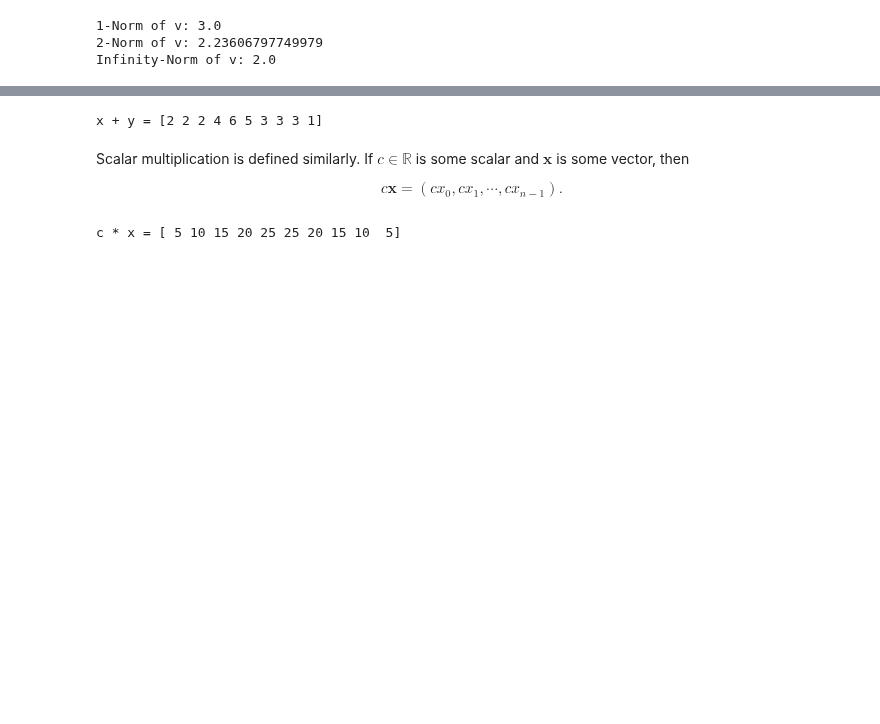
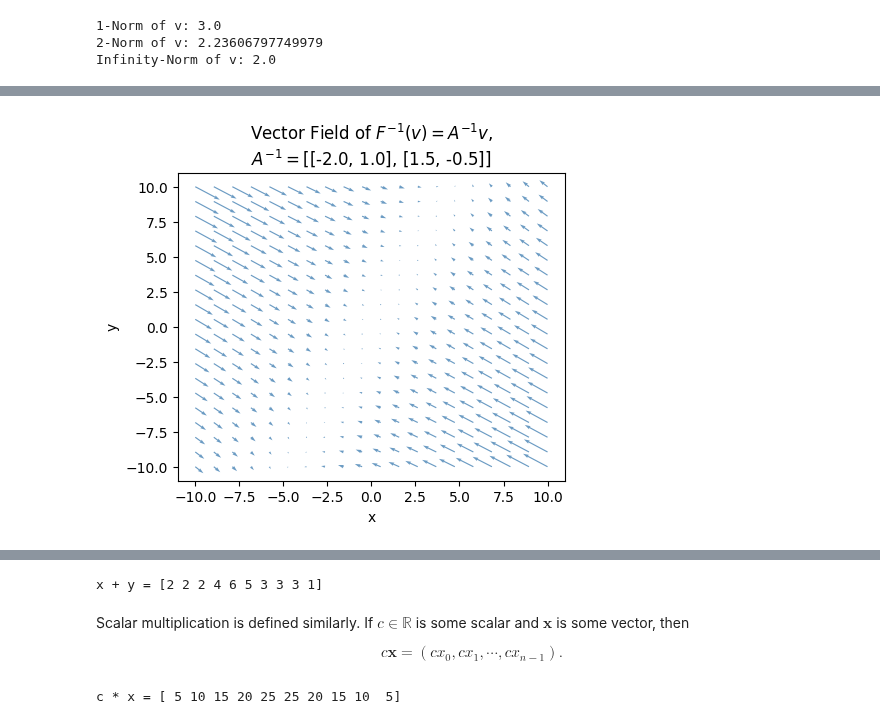
Before and after one commit to rkingery/ml-book, a Jupyter notebook: notebooks/vector-spaces.ipynb, the cells around one changed output, grey strips where cells are left out. Cells and saved outputs as stored; diff of their text form; code cells hidden in the pictures; blank space fills up the shorter version.

```diff
--- a/notebooks/vector-spaces.ipynb
+++ b/notebooks/vector-spaces.ipynb
@@ -577,0 +581,8 @@ plot_vectors(
+# %%
+#| fig-align: center
+A = np.array([[1, 2], [3, 4]])
+A_inv = np.linalg.inv(A)
+plot_vector_field(A_inv, alpha=0.8,
+    title=f'Vector Field of $F^{{-1}}(v)=A^{{-1}}v$,\n$A^{{-1}}=${A_inv.round(2).tolist()}')
+# %% [output]
+[figure, added]
```
Also changed, not shown: parts of 30 cells of this notebook, 4 other files.
